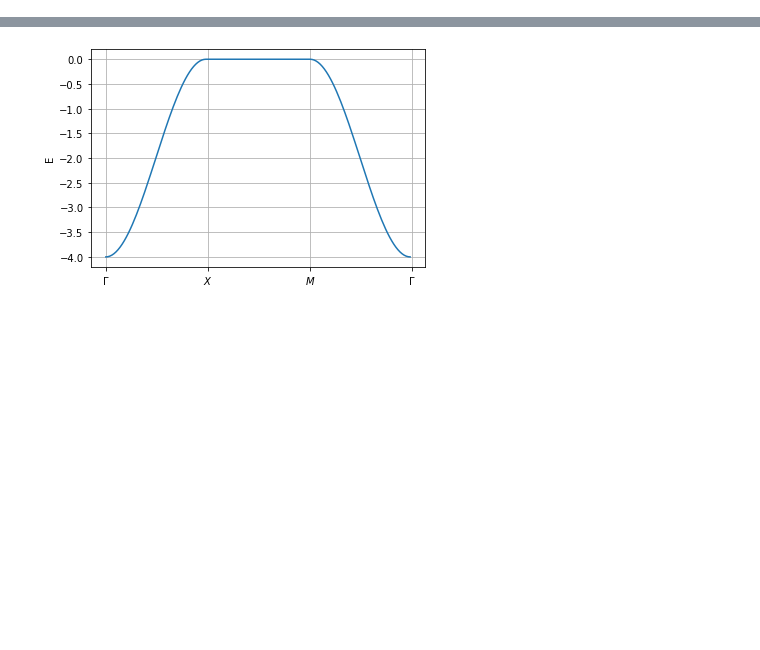
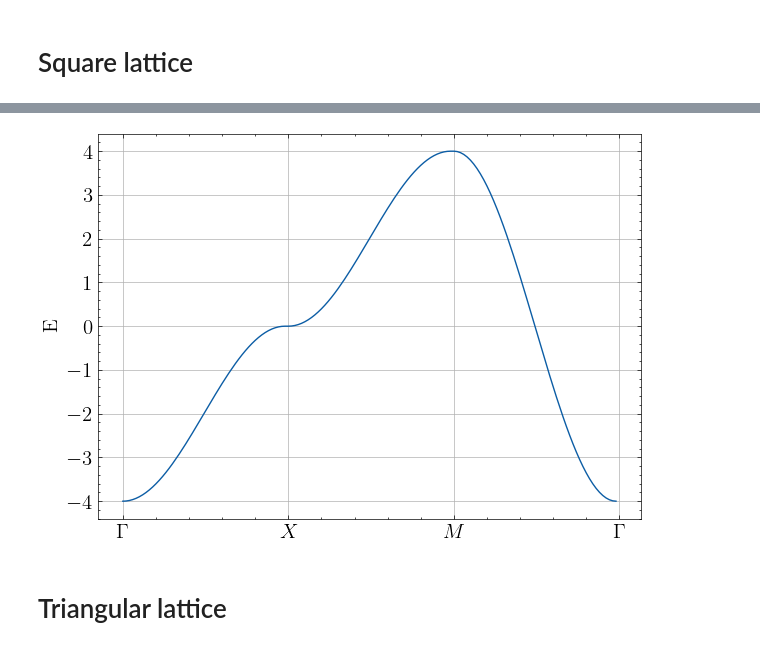
Before and after one commit to franklinzppa/electronic-structure, a Jupyter notebook: 2d-dos/energy-2d.ipynb, the cells around one changed output, grey strips where cells are left out. Drawn from its saved outputs; the diff is of its cells as text; code cells hidden in the pictures; blank space fills up the shorter version.

```diff
--- a/2d-dos/energy-2d.ipynb
+++ b/2d-dos/energy-2d.ipynb
@@ -1,6 +1,15 @@
 # %%
 import numpy as np
 import matplotlib.pyplot as plt
+
+# Plotting style
+
+plt.style.use('science')
+plt.rcParams['figure.figsize'] = (7,5)
+plt.rcParams['font.size'] = 15
+plt.rcParams['text.usetex'] = True
+# %% [markdown]
+# Square lattice
 # %%
 a = 1.0
 alpha=0.0
@@ -11,7 +20,7 @@ ky = np.linspace(-np.pi/a, np.pi/a, 51)
 
 kxv, kyv = np.meshgrid(kx, ky)
 
-def E(kxv, kyv, a=1.0, alpha=0.0, beta=-1.0):
+def E_square(kxv, kyv, a=1.0, alpha=0.0, beta=-1.0):
     return alpha + 2*beta*(np.cos(kxv*a) + np.cos(kyv*a))
 # %%
 %matplotlib notebook
@@ -27,16 +36,18 @@ plt.show()
 # %%
 %matplotlib inline
 
 s_1 =(np.linspace(0, np.pi/a), 0)
-s_2 =(np.linspace(np.pi/a, 0), np.linspace(0, np.pi/a))
-s_3 =(0, np.linspace(np.pi/a, 0))
+s_2 =(np.pi/a, np.linspace(0, np.pi/a))
+s_3 =(np.linspace(np.pi/a, 0), np.linspace(np.pi/a, 0))
 
-E_cut = np.hstack((E(s_1[0], s_1[1]), E(s_2[0], s_2[1]), E(s_3[0], s_3[1])))
+E_cut = np.hstack((E_square(s_1[0], s_1[1]), E_square(s_2[0], s_2[1]), E_square(s_3[0], s_3[1])))
 
 plt.plot(E_cut)
 plt.ylabel('E')
 plt.xticks([0, 50, 100, 150], ['$\Gamma$', '$X$', '$M$', '$\Gamma$'])
 plt.grid()
 plt.show()
 # %% [output]
-[figure, old version]
+[figure, new version]
+# %% [markdown]
+# Triangular lattice
```
Also changed, not shown: parts of 4 cells of this notebook.
